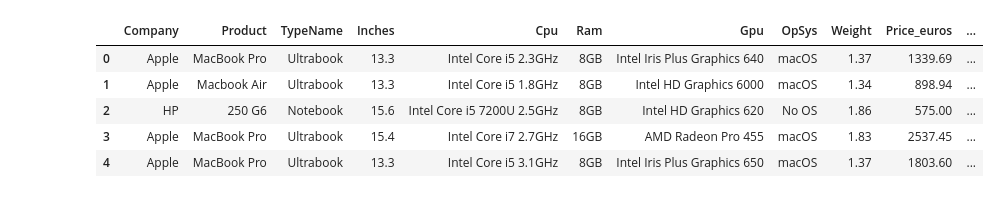
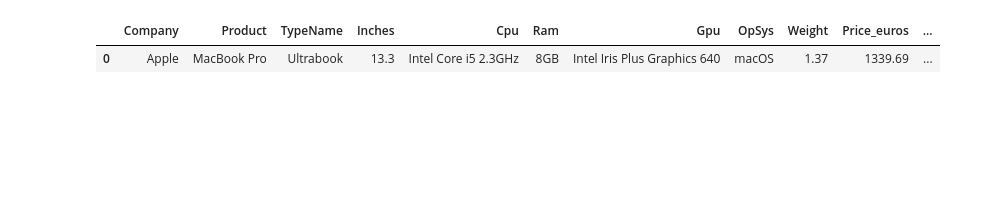
Before and after one commit to kudaevalyudmila1/Python-Analytics, a Jupyter notebook: Seminar4.ipynb, the cells around one changed output. Cells and saved outputs as stored; diff of their text form; code cells hidden in the pictures; blank space fills up the shorter version.

```diff
--- a/Seminar4.ipynb
+++ b/Seminar4.ipynb
@@ -1,11 +1,7 @@
 # %%
 import pandas as pd
 df = pd.read_csv('./laptops_10.csv', sep=',')
-df.head()
+df.head(1)
 # %% [output]
 |  | Company | Product | TypeName | Inches | Cpu | Ram | Gpu | OpSys | Weight | Price_euros | ... |
 | 0 | Apple | MacBook Pro | Ultrabook | 13.3 | Intel Core i5 2.3GHz | 8GB | Intel Iris Plus Graphics 640 | macOS | 1.37 | 1339.69 | ... |
-| 1 | Apple | Macbook Air | Ultrabook | 13.3 | Intel Core i5 1.8GHz | 8GB | Intel HD Graphics 6000 | macOS | 1.34 | 898.94 | ... |
-| 2 | HP | 250 G6 | Notebook | 15.6 | Intel Core i5 7200U 2.5GHz | 8GB | Intel HD Graphics 620 | No OS | 1.86 | 575.00 | ... |
-| 3 | Apple | MacBook Pro | Ultrabook | 15.4 | Intel Core i7 2.7GHz | 16GB | AMD Radeon Pro 455 | macOS | 1.83 | 2537.45 | ... |
-| 4 | Apple | MacBook Pro | Ultrabook | 13.3 | Intel Core i5 3.1GHz | 8GB | Intel Iris Plus Graphics 650 | macOS | 1.37 | 1803.60 | ... |
```
Also changed, not shown: parts of 11 cells of this notebook.
